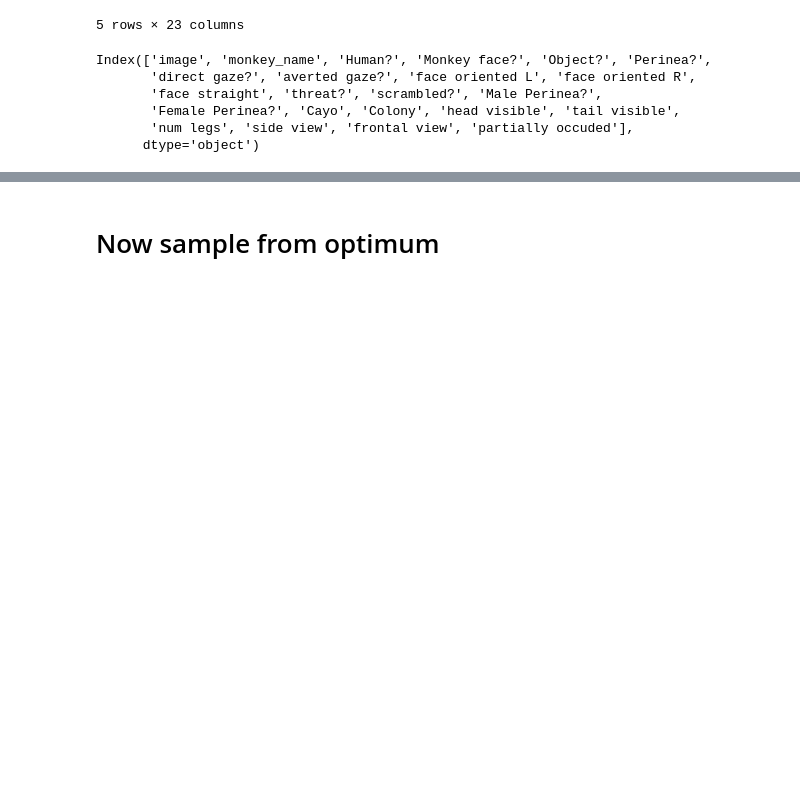
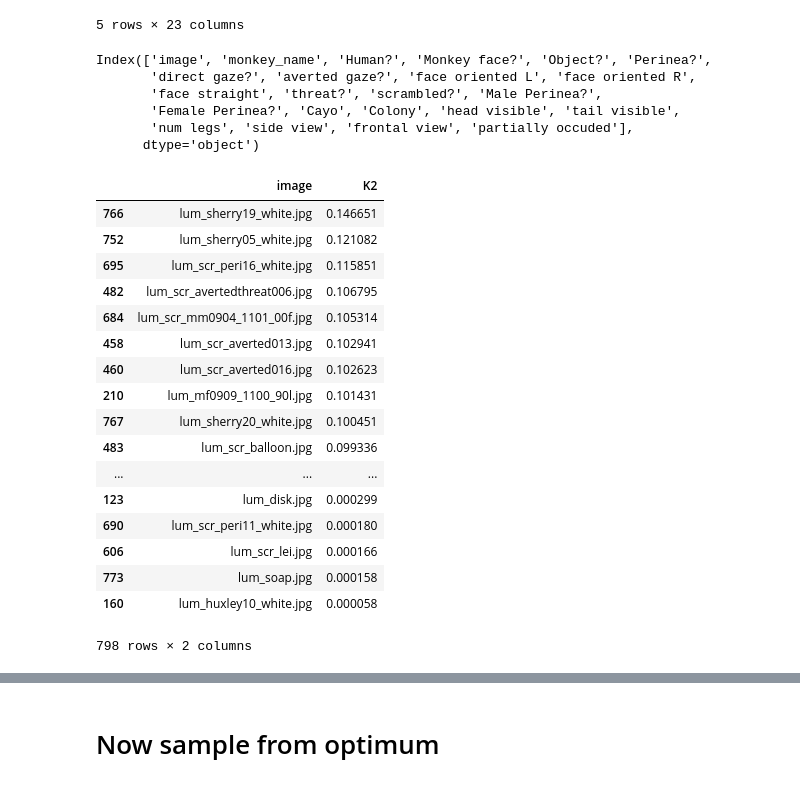
Before and after one commit to pearsonlab/utevsky2016, a Jupyter notebook: sparse_bayes_model.ipynb, the cells around one changed output, grey strips where cells are left out. Saved outputs shown, nothing was run; the diff lists cells and outputs as text; code cells hidden in the pictures; blank space fills up the shorter version.

```diff
--- a/sparse_bayes_model.ipynb
+++ b/sparse_bayes_model.ipynb
@@ -131,0 +136,4 @@ plt.plot(opt['V'], 'o');
+# %%
+fname = 'opt_values'
+with open('data/' + fname + '.stan_model', 'rb') as f:
+    opt = pickle.load(f)
@@ -155,3 +218,25 @@ Index(['image', 'monkey_name', 'Human?', 'Monkey face?', 'Object?', 'Perinea?',
+# %%
+feat = 'K' + str(2)
+iminfo_aug[['image', feat]].sort_values(by=feat, ascending=False)
+# %% [output]
+|  | image | K2 |
+| 766 | lum_sherry19_white.jpg | 0.146651 |
+| 752 | lum_sherry05_white.jpg | 0.121082 |
+| 695 | lum_scr_peri16_white.jpg | 0.115851 |
+| 482 | lum_scr_avertedthreat006.jpg | 0.106795 |
+| 684 | lum_scr_mm0904_1101_00f.jpg | 0.105314 |
+| 458 | lum_scr_averted013.jpg | 0.102941 |
+| 460 | lum_scr_averted016.jpg | 0.102623 |
+| 210 | lum_mf0909_1100_90l.jpg | 0.101431 |
+| 767 | lum_sherry20_white.jpg | 0.100451 |
+| 483 | lum_scr_balloon.jpg | 0.099336 |
+| ... | ... | ... |
+| 123 | lum_disk.jpg | 0.000299 |
+| 690 | lum_scr_peri11_white.jpg | 0.000180 |
+| 606 | lum_scr_lei.jpg | 0.000166 |
+| 773 | lum_soap.jpg | 0.000158 |
+| 160 | lum_huxley10_white.jpg | 0.000058 |
+798 rows × 2 columns
 # %%
 chunks = []
 for kk in range(K):
```
Also changed, not shown: parts of 20 cells of this notebook, 2 other files.
